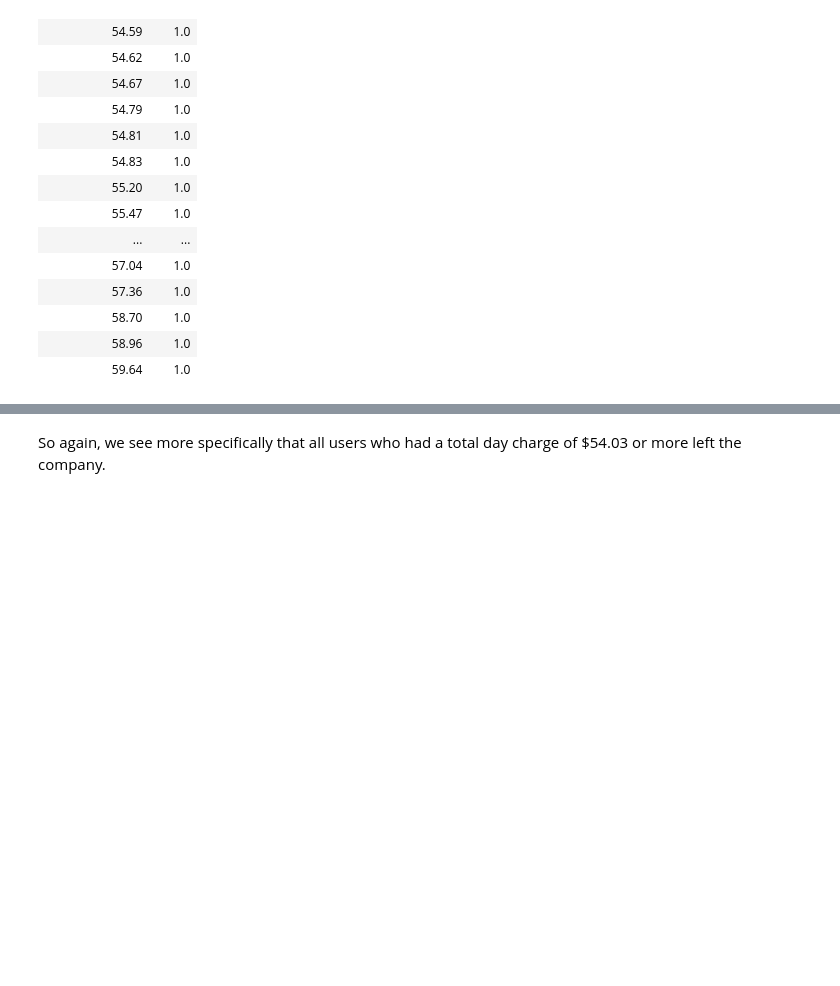
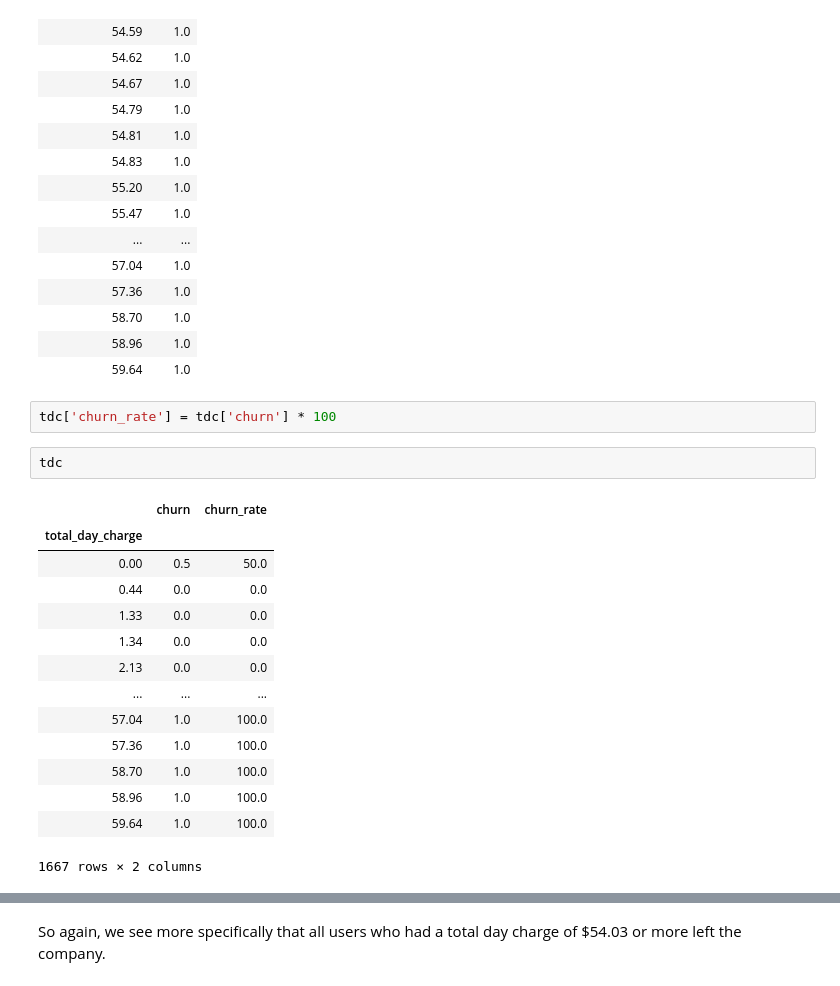
Before and after one commit to chum46/customer_churn_prediction, a Jupyter notebook: notebooks/report/final_notebook.ipynb, the cells around one changed output, grey strips where cells are left out. Cells and saved outputs as stored; diff of their text form; blank space fills up the shorter version.

```diff
--- a/notebooks/report/final_notebook.ipynb
+++ b/notebooks/report/final_notebook.ipynb
@@ -559,3 +572,22 @@ tdc.iloc[-20:]
 | 58.70 | 1.0 |
 | 58.96 | 1.0 |
 | 59.64 | 1.0 |
+# %%
+tdc['churn_rate'] = tdc['churn'] * 100
+# %%
+tdc
+# %% [output]
+|  | churn | churn_rate |
+| total_day_charge |  |  |
+| 0.00 | 0.5 | 50.0 |
+| 0.44 | 0.0 | 0.0 |
+| 1.33 | 0.0 | 0.0 |
+| 1.34 | 0.0 | 0.0 |
+| 2.13 | 0.0 | 0.0 |
+| ... | ... | ... |
+| 57.04 | 1.0 | 100.0 |
+| 57.36 | 1.0 | 100.0 |
+| 58.70 | 1.0 | 100.0 |
+| 58.96 | 1.0 | 100.0 |
+| 59.64 | 1.0 | 100.0 |
+1667 rows × 2 columns
```
Also changed, not shown: parts of 8 cells of this notebook, 10 other files.
